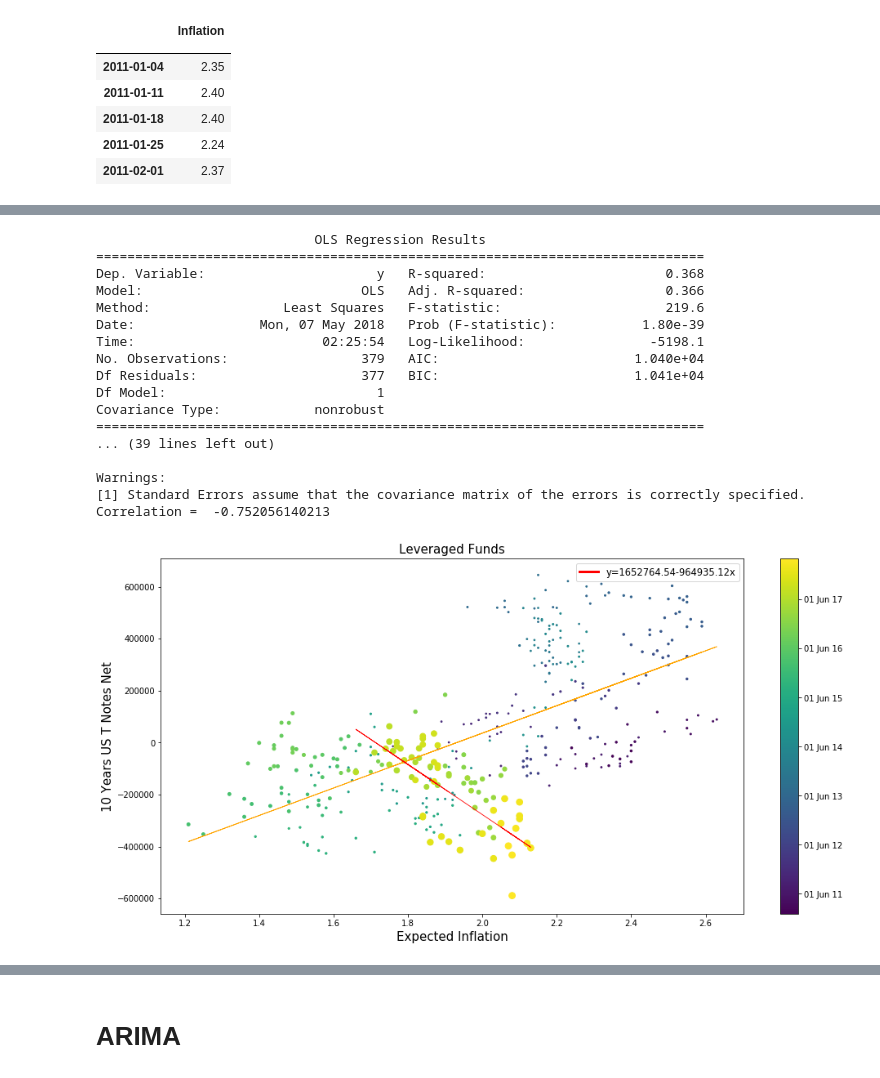
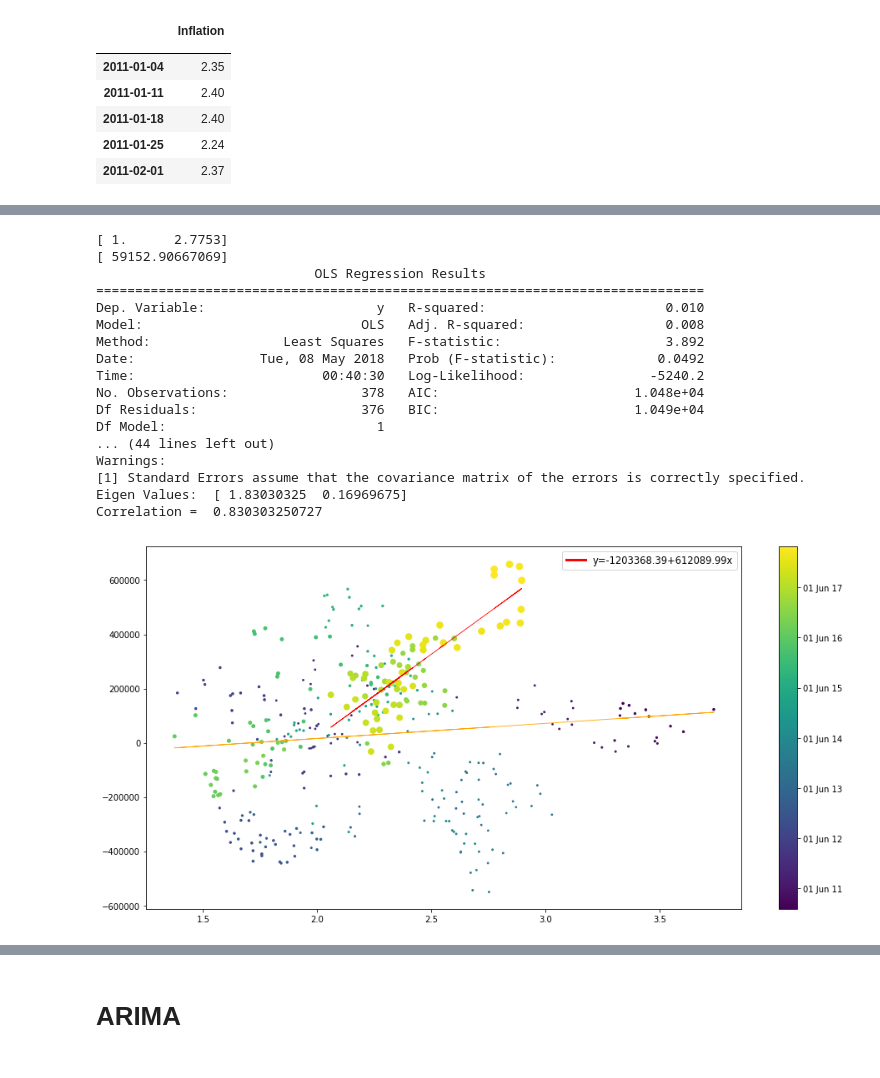
Before and after one commit to leonardich/Stats_project, a Jupyter notebook: Regression.ipynb, the cells around one changed output, grey strips where cells are left out. Cells and saved outputs as stored; diff of their text form; code cells hidden in the pictures.

```diff
--- a/Regression.ipynb
+++ b/Regression.ipynb
@@ -93,6 +79,5 @@ sg_macro.head()
 # %%
 df["SG_CTA"] = sg_cta
-df["SG_Macro"] = sg_macro
 df.head()
 # %% [output]
 |  | snp_futeres_price | vix_futeres_price | yen_futeres_price | two_years_us_yield | five_years_us_yield | ... |
@@ -563,12 +536,18 @@ def mult_lin_reg(y, *args, x_label='', y_label='', title=''):
     %matplotlib inline
 
     joined = pd.DataFrame(y)
+    for_pred = np.ones(int(len(args)/2)+1); k = 1
+
     for i in range(len(args)):
         if i % 2 == 0:
             if args[i+1] != 0:
                 joined = joined.join(pd.DataFrame(args[i].shift(-args[i+1])), how='outer')
+                for_pred[k] = args[i].iloc[-args[i+1]]
+                k += 1
             else:
                 joined = joined.join(pd.DataFrame(args[i]), how='outer')
+                for_pred[k] = args[i].iloc[-args[i+1]]
+                k += 1
 
     joined = joined.dropna(0)
     y = joined[joined.columns[0]].values
@@ -580,7 +559,14 @@ def mult_lin_reg(y, *args, x_label='', y_label='', title=''):
 
         plt.rc('figure',figsize=(16,8))
         model = sm.OLS(y, X).fit()
+
+        if for_pred[1] != 1:
+            print(for_pred)
+            print(model.predict(for_pred))
         print(model.summary())
+        # check for multi-collinearity using eigen values
+        w, v = np.linalg.eig(joined.corr())
+        print("Eigen Values: ", w)
         corr = pearsonr(x.flatten(), y.flatten())
         print("Correlation = ", corr[0])
         print("\n***********************************************************************************************\n")
@@ -588,8 +574,12 @@ def mult_lin_reg(y, *args, x_label='', y_label='', title=''):
 
         # last 50 data points correspond roughly to a year
         model = sm.OLS(y[-50:], X[-50:]).fit()
+        if for_pred[1] != 1:
+            print(model.predict(for_pred))
         print(model.summary())
         corr = pearsonr(x.flatten()[-50:], y.flatten()[-50:])
+        w, v = np.linalg.eig(joined.iloc[-50:].corr())
+        print("Eigen Values: ", w)
         print("Correlation = ", corr[0])
 
         if model.params[1] > 0:
@@ -613,12 +603,20 @@ def mult_lin_reg(y, *args, x_label='', y_label='', title=''):
         plt.savefig("C:/Users/pc/Desktop/SG_project/Data/plots/"+x_label+"_VS_"+y_label+title+".png"
                     , bbox_inches='tight', dpi=150)
     else:
+        print(for_pred)
         model = sm.OLS(y, X).fit()
+        # predict one step ahead
+        print(model.predict(for_pred))
         print(model.summary())
+        w, v = np.linalg.eig(joined.corr())
+        print("Eigen Values: ", w)
         print("\n***********************************************************************************************\n")
         model = sm.OLS(y[-50:], X[-50:]).fit()
+        print(model.predict(for_pred))
         print(model.summary())
-
+        # check for multi-collinearity using eigen values
+        w, v = np.linalg.eig(joined.iloc[-50:].corr())
+        print("Eigen Values: ", w)
 
         return joined.corr()
 # %%
@@ -670,23 +798,23 @@ Correlation =  -0.737445434742
 # %%
 mult_lin_reg(dictionary_financials["10-YEAR U.S. TREASURY NOTES - CHICAGO BOARD OF TRADE"]\
-             ["Net_Positioning_Lev_Money"], inflation_exp, 0, x_label="Expected Inflation",
-            y_label="10 Years US T Notes Net", title='Leveraged Funds')
+             ["Net_Positioning_Asset_Mgr"], df['ten_years_us_yield'], 1)
+# 753567
 # %% [output]
+[ 1.      2.7753]
+[ 59152.90667069]
                             OLS Regression Results
 ==============================================================================
-Dep. Variable:                      y   R-squared:                       0.368
-Model:                            OLS   Adj. R-squared:                  0.366
-Method:                 Least Squares   F-statistic:                     219.6
-Date:                Mon, 07 May 2018   Prob (F-statistic):           1.80e-39
-Time:                        02:25:54   Log-Likelihood:                -5198.1
-No. Observations:                 379   AIC:                         1.040e+04
-Df Residuals:                     377   BIC:                         1.041e+04
+Dep. Variable:                      y   R-squared:                       0.010
+Model:                            OLS   Adj. R-squared:                  0.008
+Method:                 Least Squares   F-statistic:                     3.892
+Date:                Tue, 08 May 2018   Prob (F-statistic):             0.0492
+Time:                        00:40:30   Log-Likelihood:                -5240.2
+No. Observations:                 378   AIC:                         1.048e+04
+Df Residuals:                     376   BIC:                         1.049e+04
 Df Model:                           1
-Covariance Type:            nonrobust
-==============================================================================
-... (39 lines left out)
-
+... (44 lines left out)
 Warnings:
 [1] Standard Errors assume that the covariance matrix of the errors is correctly specified.
-Correlation =  -0.752056140213
+Eigen Values:  [ 1.83030325  0.16969675]
+Correlation =  0.830303250727
-[figure, old version]
+[figure, new version]
```
Also changed, not shown: parts of 42 cells of this notebook, 1 other file.
